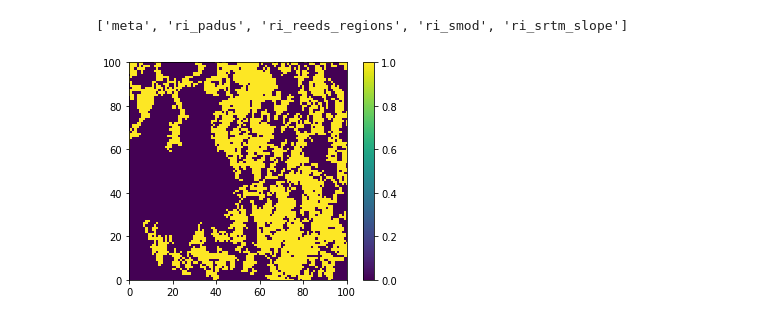
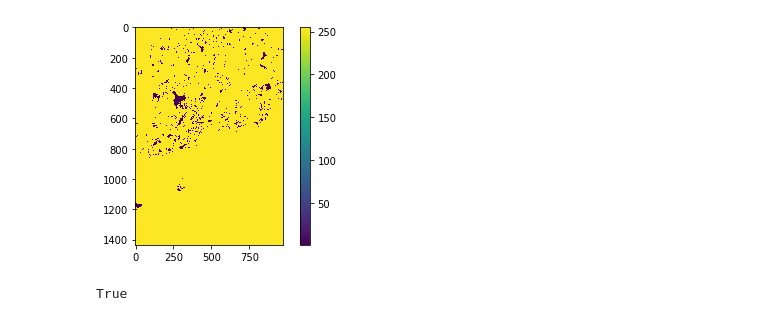
Before and after one commit to NREL/reV, a Jupyter notebook: bin/exclusions_dev.ipynb, the cells around one changed output. Saved outputs shown, nothing was run; the diff lists cells and outputs as text; code cells hidden in the pictures.

```diff
--- a/bin/exclusions_dev.ipynb
+++ b/bin/exclusions_dev.ipynb
@@ -14,7 +14,14 @@ from reV.exclusions.exclusions import LayerMask, InclusionMask
 excl_h5 = '/Users/mrossol/Git_Repos/reV/tests/data/ri_exclusions/ri_exclusions.h5'
 # %%
 with h5py.File(excl_h5, 'r') as f:
-    print(list(f))
-    data = f['ri_padus'][...]
+    padus = f['ri_padus'][0]
+
+plt.imshow(padus)
+plt.colorbar()
+plt.show()
+
+with ExclusionLayers(excl_h5) as f:
+    test = f['ri_padus']
 # %% [output]
+[figure, added]
-['meta', 'ri_padus', 'ri_reeds_regions', 'ri_smod', 'ri_srtm_slope']
+True
@@ -27,8 +27,0 @@ mask_2 = InclusionMask(excl_h5, ri_padus, ri_slope, min_area=1).mask.astype(int)
-# %%
-plt.imshow(mask_2)
-plt.xlim(0, 100)
-plt.ylim(0, 100)
-plt.colorbar()
-plt.show()
-# %% [output]
-[figure, removed]
```
Also changed, not shown: parts of 3 cells of this notebook, 1 other file.
